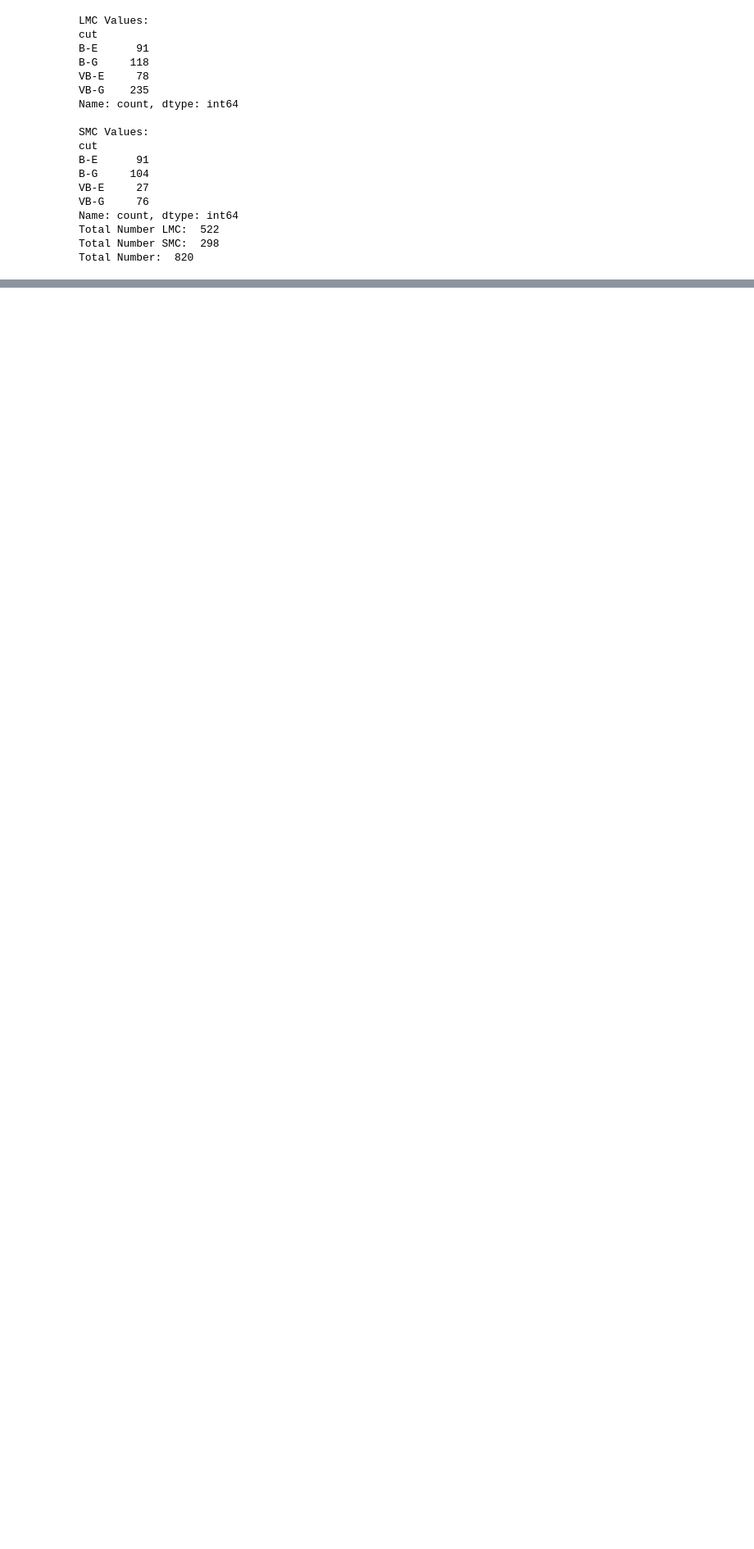
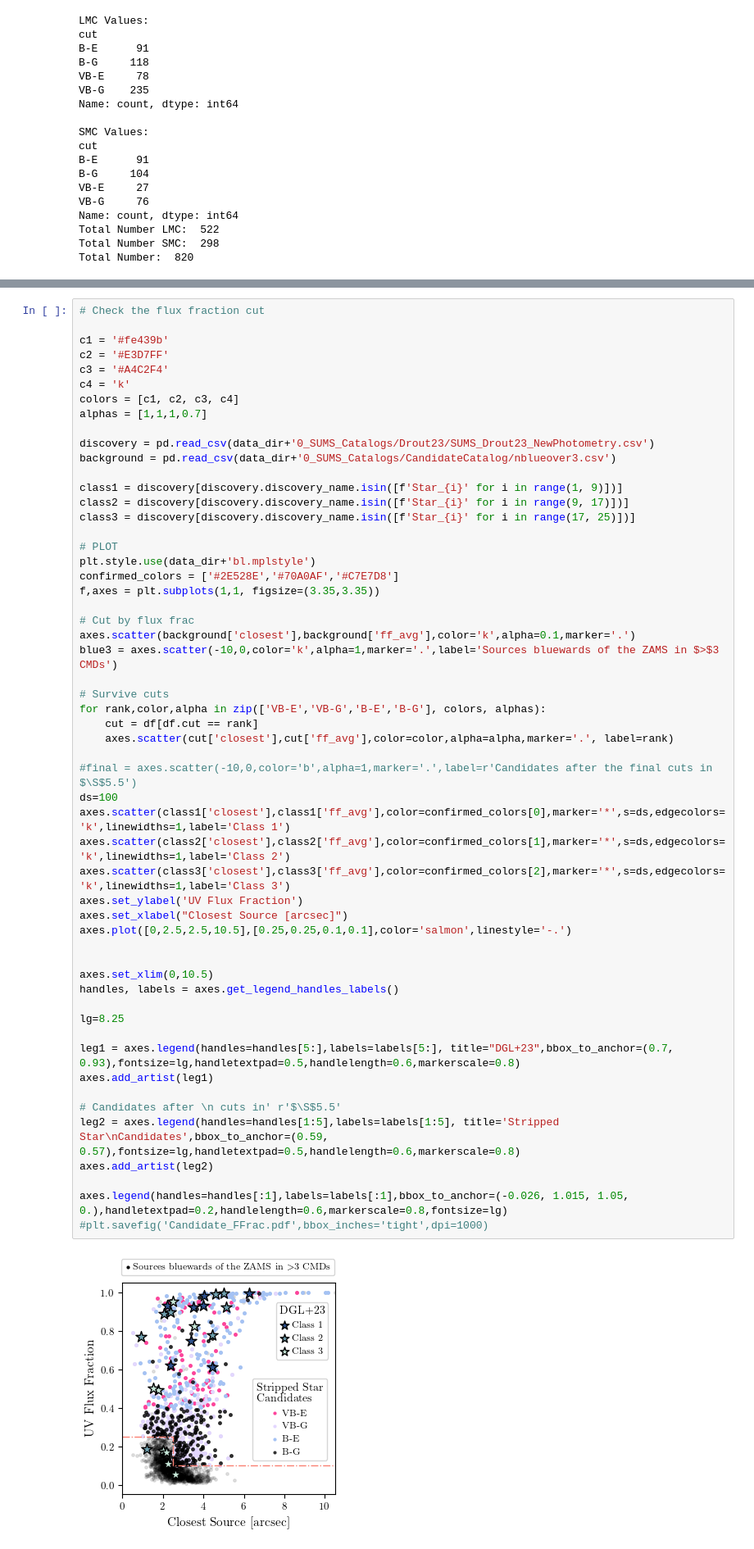
Before and after one commit to AstroLudwig/SUMS_UVPhotometricCatalog, a Jupyter notebook: 4_FindCandidates/3_GaiaAndRanking.ipynb, the cells around one changed output, grey strips where cells are left out. Shown at 82% size. Saved outputs shown, nothing was run; the diff lists cells and outputs as text; blank space fills up the shorter version.

Commit message:
add figure for flux fraction

```diff
--- a/4_FindCandidates/3_GaiaAndRanking.ipynb
+++ b/4_FindCandidates/3_GaiaAndRanking.ipynb
@@ -259,0 +252,57 @@ plt.legend();
+# %%
+# Check the flux fraction cut
+
+c1 = '#fe439b'
+c2 = '#E3D7FF'
+c3 = '#A4C2F4'
+c4 = 'k'
+colors = [c1, c2, c3, c4]
+alphas = [1,1,1,0.7]
+
+discovery = pd.read_csv(data_dir+'0_SUMS_Catalogs/Drout23/SUMS_Drout23_NewPhotometry.csv')
+background = pd.read_csv(data_dir+'0_SUMS_Catalogs/CandidateCatalog/nblueover3.csv')
+
+class1 = discovery[discovery.discovery_name.isin([f'Star_{i}' for i in range(1, 9)])]
+class2 = discovery[discovery.discovery_name.isin([f'Star_{i}' for i in range(9, 17)])]
+class3 = discovery[discovery.discovery_name.isin([f'Star_{i}' for i in range(17, 25)])]
+
+# PLOT
+plt.style.use(data_dir+'bl.mplstyle')
+confirmed_colors = ['#2E528E','#70A0AF','#C7E7D8']
+f,axes = plt.subplots(1,1, figsize=(3.35,3.35))
+
+# Cut by flux frac
+axes.scatter(background['closest'],background['ff_avg'],color='k',alpha=0.1,marker='.')
+blue3 = axes.scatter(-10,0,color='k',alpha=1,marker='.',label='Sources bluewards of the ZAMS in $>$3 CMDs')
+
+# Survive cuts
+for rank,color,alpha in zip(['VB-E','VB-G','B-E','B-G'], colors, alphas):
+    cut = df[df.cut == rank]
+    axes.scatter(cut['closest'],cut['ff_avg'],color=color,alpha=alpha,marker='.', label=rank)
+
+#final = axes.scatter(-10,0,color='b',alpha=1,marker='.',label=r'Candidates after the final cuts in $\S$5.5')
+ds=100
+axes.scatter(class1['closest'],class1['ff_avg'],color=confirmed_colors[0],marker='*',s=ds,edgecolors='k',linewidths=1,label='Class 1')
+axes.scatter(class2['closest'],class2['ff_avg'],color=confirmed_colors[1],marker='*',s=ds,edgecolors='k',linewidths=1,label='Class 2')
+axes.scatter(class3['closest'],class3['ff_avg'],color=confirmed_colors[2],marker='*',s=ds,edgecolors='k',linewidths=1,label='Class 3')
+axes.set_ylabel('UV Flux Fraction')
+axes.set_xlabel("Closest Source [arcsec]")
+axes.plot([0,2.5,2.5,10.5],[0.25,0.25,0.1,0.1],color='salmon',linestyle='-.')
+
+
+axes.set_xlim(0,10.5)
+handles, labels = axes.get_legend_handles_labels()
+
+lg=8.25
+
+leg1 = axes.legend(handles=handles[5:],labels=labels[5:], title="DGL+23",bbox_to_anchor=(0.7, 0.93),fontsize=lg,handletextpad=0.5,handlelength=0.6,markerscale=0.8)
+axes.add_artist(leg1)
+
+# Candidates after \n cuts in' r'$\S$5.5'
+leg2 = axes.legend(handles=handles[1:5],labels=labels[1:5], title='Stripped Star\nCandidates',bbox_to_anchor=(0.59, 0.57),fontsize=lg,handletextpad=0.5,handlelength=0.6,markerscale=0.8)
+axes.add_artist(leg2)
+
+axes.legend(handles=handles[:1],labels=labels[:1],bbox_to_anchor=(-0.026, 1.015, 1.05, 0.),handletextpad=0.2,handlelength=0.6,markerscale=0.8,fontsize=lg)
+#plt.savefig('Candidate_FFrac.pdf',bbox_inches='tight',dpi=1000)
+# %% [output]
+[figure, added]
```
Also changed, not shown: parts of 2 cells of this notebook, 2 other files.
